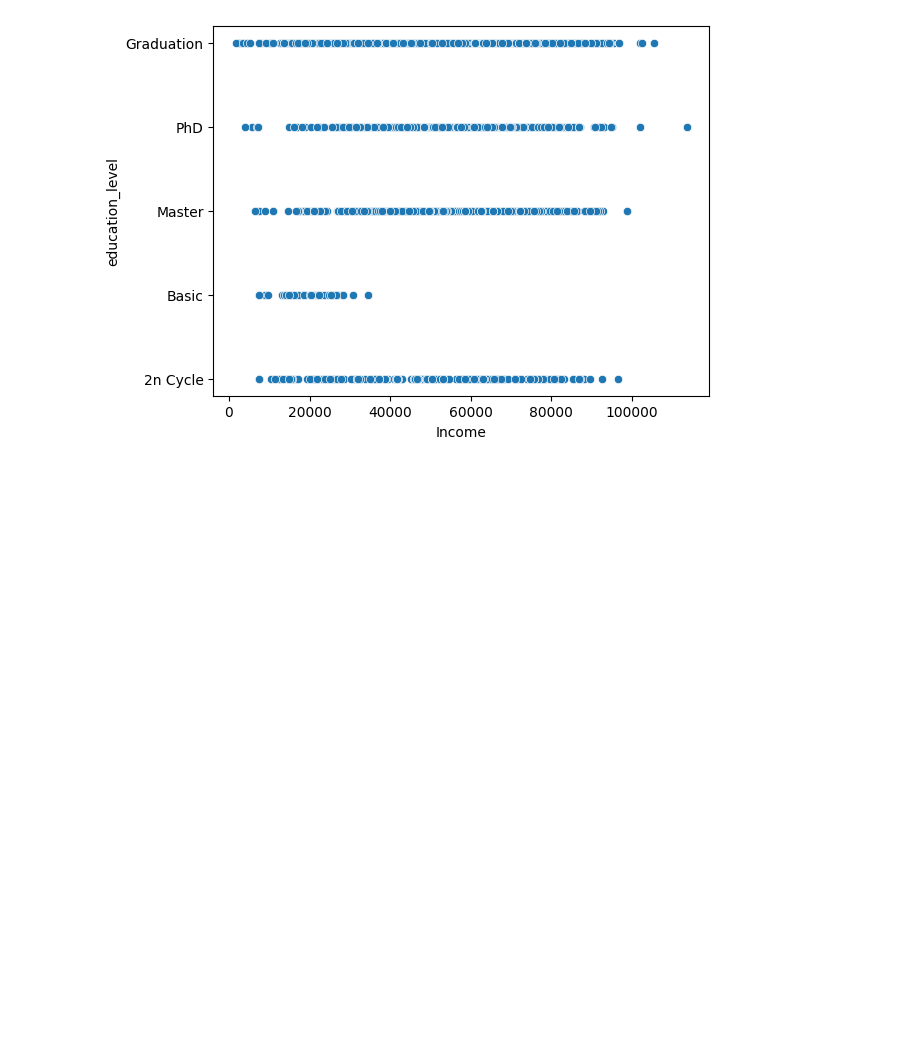
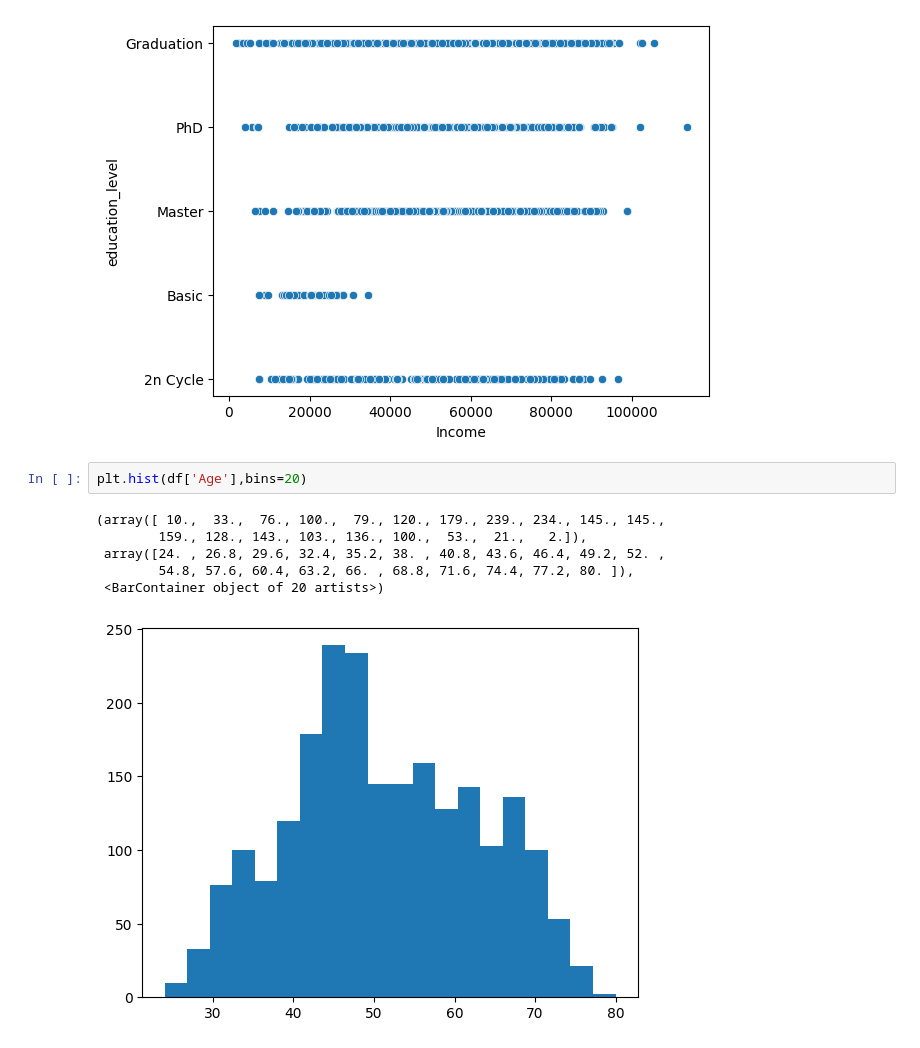
Before and after one commit to GeorgeMarquesfs/DataSciece---IFOOD, a Jupyter notebook: Notebook/EDA_ifood.ipynb, the cells around one changed output. Drawn from its saved outputs; the diff is of its cells as text; blank space fills up the shorter version.

```diff
--- a/Notebook/EDA_ifood.ipynb
+++ b/Notebook/EDA_ifood.ipynb
@@ -290,6 +305,15 @@ sns.scatterplot(x='Income', y='education_level', data=df)
 # %% [output]
 <Axes: xlabel='Income', ylabel='education_level'>
 [figure]
+# %%
+plt.hist(df['Age'],bins=20)
+# %% [output]
+(array([ 10.,  33.,  76., 100.,  79., 120., 179., 239., 234., 145., 145.,
+        159., 128., 143., 103., 136., 100.,  53.,  21.,   2.]),
+ array([24. , 26.8, 29.6, 32.4, 35.2, 38. , 40.8, 43.6, 46.4, 49.2, 52. ,
+        54.8, 57.6, 60.4, 63.2, 66. , 68.8, 71.6, 74.4, 77.2, 80. ]),
+ <BarContainer object of 20 artists>)
+[figure, added]
 # %% [markdown]
 ## Insights
 
```
Also changed, not shown: parts of 8 cells of this notebook, 2 other files.
